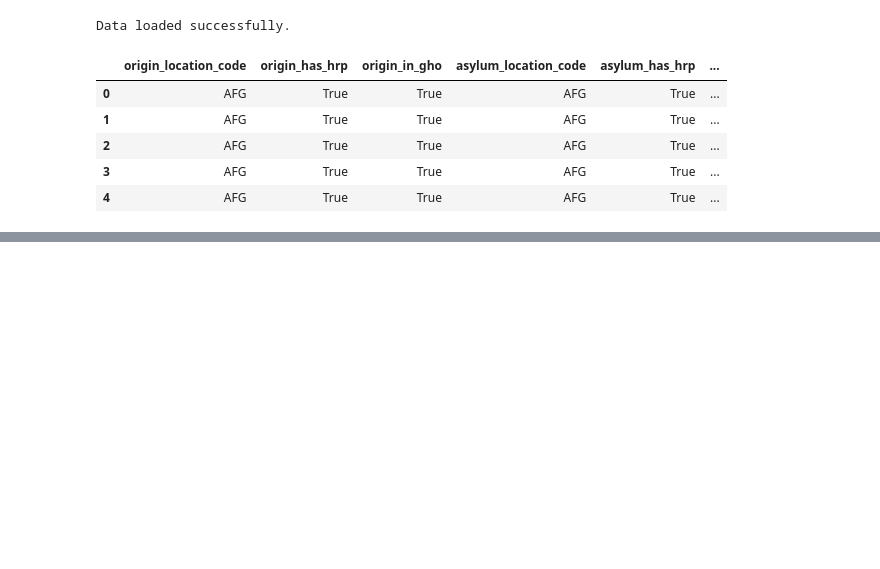
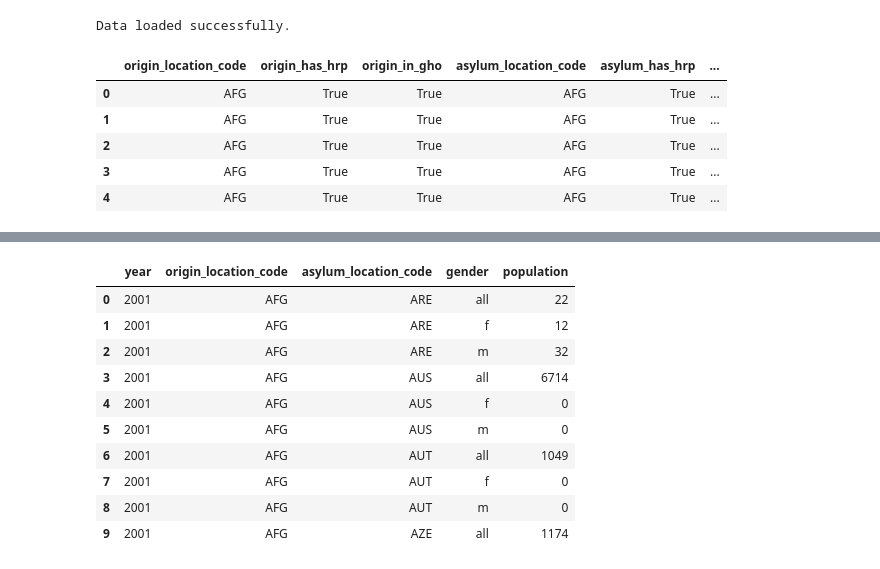
Before and after one commit to group-pi-dataviz/group-pi-dataviz.github.io, a Jupyter notebook: scripts/data_prepocessing_parte4.ipynb, the cells around one changed output, grey strips where cells are left out. Cells and saved outputs as stored; diff of their text form; code cells hidden in the pictures; blank space fills up the shorter version.

```diff
--- a/scripts/data_prepocessing_parte4.ipynb
+++ b/scripts/data_prepocessing_parte4.ipynb
@@ -257,0 +758,25 @@ Data loaded successfully.
+# %%
+# Fixing some inconsistencies: the rows with the same year, origin_location_code, asylum_location_code should have the population number for the 'all' value of the gender column >= the sum of 'f' and 'm'
+# When this is not the case, I set the 'all' value to be equal to the sum of 'f' and 'm'
+
+# Saving it to migration_year_gender_fixed
+migration_year_gender_fixed = migration_year_gender.copy()
+for (year, origin, asylum), group in migration_year_gender_fixed.groupby(['year', 'origin_location_code', 'asylum_location_code']):
+    total_population = group[group['gender'] == 'all']['population'].values
+    if len(total_population) == 0:
+        continue
+    sum_f_m = group[group['gender'].isin(['f', 'm'])]['population'].sum()
+    if total_population[0] < sum_f_m:
+        migration_year_gender_fixed.loc[(migration_year_gender_fixed['year'] == year) & (migration_year_gender_fixed['origin_location_code'] == origin) & (migration_year_gender_fixed['asylum_location_code'] == asylum) & (migration_year_gender_fixed['gender'] == 'all'), 'population'] = sum_f_m
+# %% [output]
+|  | year | origin_location_code | asylum_location_code | gender | population |
+| 0 | 2001 | AFG | ARE | all | 22 |
+| 1 | 2001 | AFG | ARE | f | 12 |
+| 2 | 2001 | AFG | ARE | m | 32 |
+| 3 | 2001 | AFG | AUS | all | 6714 |
+| 4 | 2001 | AFG | AUS | f | 0 |
+| 5 | 2001 | AFG | AUS | m | 0 |
+| 6 | 2001 | AFG | AUT | all | 1049 |
+| 7 | 2001 | AFG | AUT | f | 0 |
+| 8 | 2001 | AFG | AUT | m | 0 |
+| 9 | 2001 | AFG | AZE | all | 1174 |
```
Also changed, not shown: parts of 24 cells of this notebook, 8 other files.
